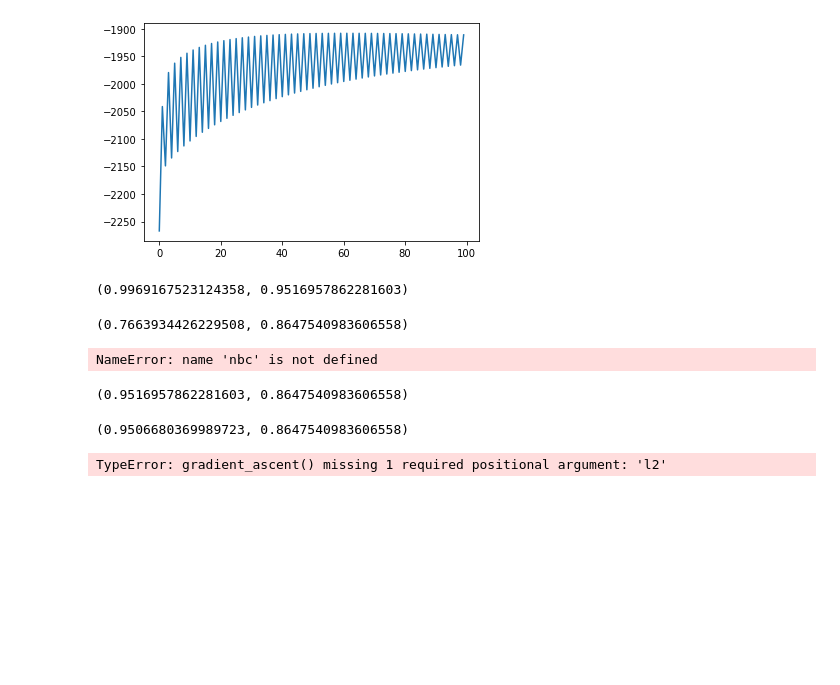
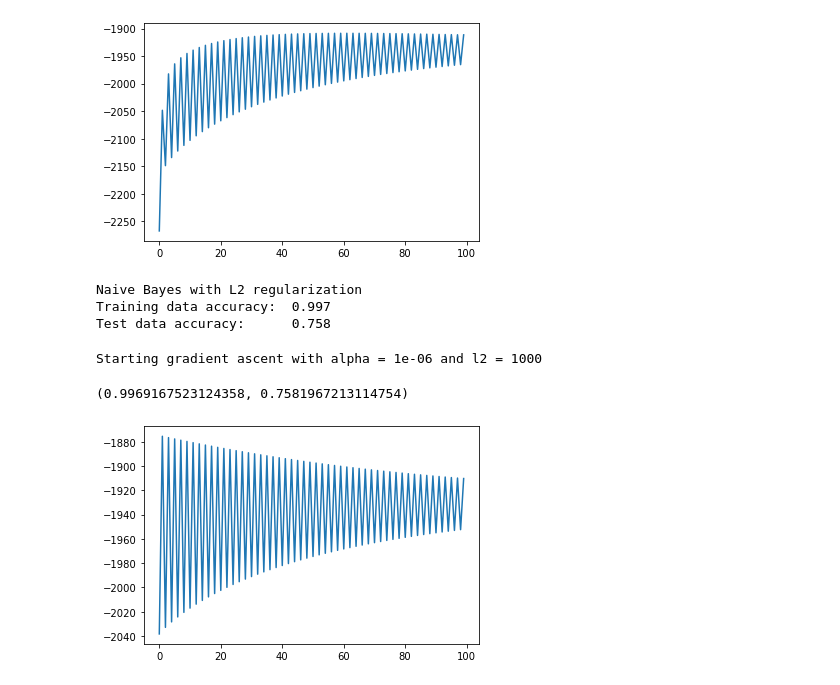
Before and after one commit to fds-2022-repo/final-project, a Jupyter notebook: NBs.ipynb, the cells around one changed output. Drawn from its saved outputs; the diff is of its cells as text; code cells hidden in the pictures; blank space fills up the shorter version.

```diff
--- a/NBs.ipynb
+++ b/NBs.ipynb
@@ -216,3 +159,13 @@ def gradient_ascent(X, y, phi, alpha, l2, max_iter=100, tol=1e-4):
             break
 
     return phi, log_likelihoods
+# %%
+import nbc
+cnbc = nbc.ClassicalNaiveBayes()
+
+cnbc.fit(X_train, y_train)
+cnbc.score(X_train, y_train), cnbc.score(X_test, y_test)
+
+print(f'Classical Naive Bayes')
+print(f'Training data accuracy:\t {cnbc.score(X_train, y_train):.3f}')
+print(f'Test data accuracy:\t {cnbc.score(X_test, y_test):.3f}')
@@ -230,48 +187,27 @@ pd.Series(log_likelihoods).plot()
 # %% [output]
 <AxesSubplot:>
 [figure]
-# %%
-log_posterior = np.log(prior) + X_train.dot(np.log(phi))
-log_predicted = np.argmax(log_posterior, axis=1)
-
-log_posterior_l2 = np.log(prior) + X_train.dot(np.log(phi_l2))
-log_predicted_l2 = np.argmax(log_posterior_l2, axis=1)
-
-
-np.mean(log_predicted_l2 == label2num(y_train)), np.mean(log_predicted == label2num(y_train))
-# %% [output]
-(0.9969167523124358, 0.9516957862281603)
 # %%
-log_posterior = np.log(prior) + X_test.dot(np.log(phi))
-log_predicted = np.argmax(log_posterior, axis=1)
+log_posterior_l2_train = np.log(prior) + X_train.dot(np.log(phi_l2))
+log_predicted_l2_train = np.argmax(log_posterior_l2_train, axis=1)
 
-log_posterior_l2 = np.log(prior) + X_test.dot(np.log(phi_l2))
-log_predicted_l2 = np.argmax(log_posterior_l2, axis=1)
+log_posterior_l2_test = np.log(prior) + X_test.dot(np.log(phi_l2))
+log_predicted_l2_test = np.argmax(log_posterior_l2_test, axis=1)
 
-np.mean(log_predicted_l2 == label2num(y_test)), np.mean(log_predicted == label2num(y_test))
+
+np.mean(log_predicted_l2_train == label2num(y_train)), np.mean(log_predicted_l2_test == label2num(y_test))
+
+print(f'Naive Bayes with L2 regularization')
+print(f'Training data accuracy:\t {np.mean(log_predicted_l2_train == label2num(y_train)):.3f}')
+print(f'Test data accuracy:\t {np.mean(log_predicted_l2_test == label2num(y_test)):.3f}')
 # %% [output]
-(0.7663934426229508, 0.8647540983606558)
+Naive Bayes with L2 regularization
+Training data accuracy:  0.997
+Test data accuracy:      0.758
-# %%
-my_nbc = nbc.ClassicalNaiveBayes()
-# %% [output]
-NameError: name 'nbc' is not defined
 # %%
-import nbc
-cnbc = nbc.ClassicalNaiveBayes(alpha=1)
-
-cnbc.fit(X_train, y_train)
+cnbc.fit_L2(X_train, y_train, plot=True, l2=1000)
 cnbc.score(X_train, y_train), cnbc.score(X_test, y_test)
 # %% [output]
-(0.9516957862281603, 0.8647540983606558)
+Starting gradient ascent with alpha = 1e-06 and l2 = 1000
+(0.9969167523124358, 0.7581967213114754)
+[figure, added]
-# %%
-cnbc.fit_weighted(X_train, y_train)
-
-cnbc.score(X_train, y_train), cnbc.score(X_test, y_test)
-# %% [output]
-(0.9506680369989723, 0.8647540983606558)
-# %%
-cnbc.fit_L2(X_train, y_train)
-
-cnbc.score(X_train, y_train), cnbc.score(X_test, y_test)
-# %% [output]
-TypeError: gradient_ascent() missing 1 required positional argument: 'l2'
```
Also changed, not shown: parts of 8 cells of this notebook, 1 other file.
